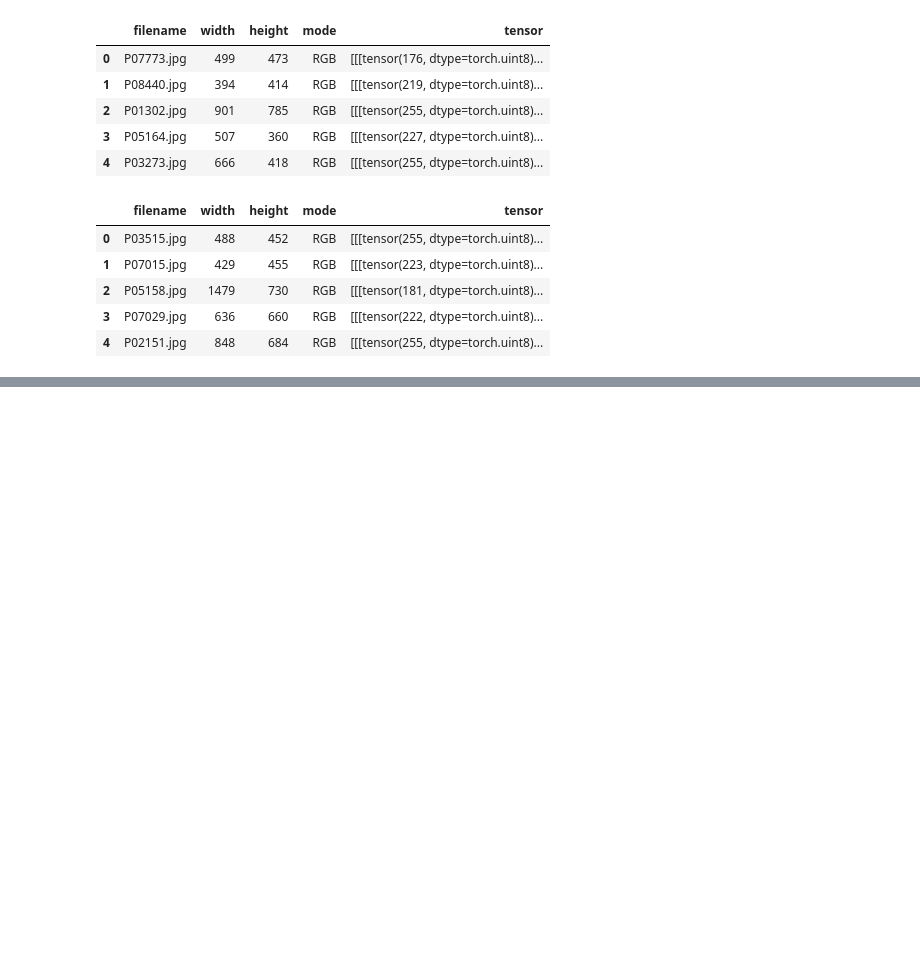
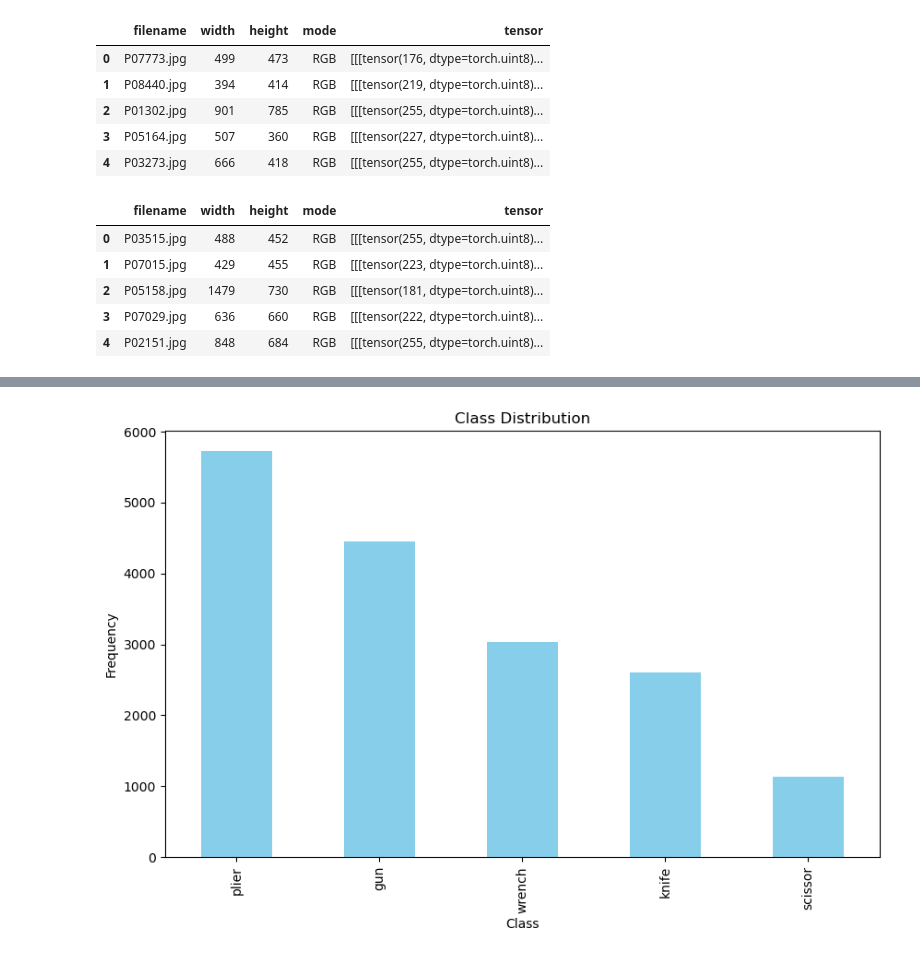
Before and after one commit to pranavpai/Computer-Vision-XRay-Research, a Jupyter notebook: XRay/XRay.ipynb, the cells around one changed output, grey strips where cells are left out. Saved outputs shown, nothing was run; the diff lists cells and outputs as text; code cells hidden in the pictures; blank space fills up the shorter version.

Commit message:
Adding some class distributions.

```diff
--- a/XRay/XRay.ipynb
+++ b/XRay/XRay.ipynb
@@ -311,0 +333,85 @@ df_test_images.head()
+# %%
+# Step 1: Calculate the frequency of each class in df_train_annotations
+
+# First, check for missing values in the 'class' column
+missing_class_values = df_train_annotations['class'].isnull().sum()
+
+if missing_class_values > 0:
+    print(f"\nWarning: There are {missing_class_values} missing values in the 'class' column.")
+    # Handle missing values: drop rows with missing 'class' values
+    df_train_annotations = df_train_annotations.dropna(subset=['class'])
+
+# Calculate the frequency (count) of each class
+class_counts = df_train_annotations['class'].value_counts()
+
+# Print the class counts
+print("Frequency of each class:")
+print(class_counts)
+
+# Step 2: Plot a bar chart showing the distribution of each class
+
+# Set the figure size for better readability
+plt.figure(figsize=(10,6))
+
+# Create a bar plot of the class counts
+class_counts.plot(kind='bar', color='skyblue')
+
+# Add title and labels to the plot
+plt.title('Class Distribution')
+plt.xlabel('Class')
+plt.ylabel('Frequency')
+
+# Display the plot
+plt.show()
+
+# Step 3: Print out the percentage of each class in relation to the total dataset
+
+# Calculate the total number of object instances (annotations)
+total_instances = class_counts.sum()
+
+# Calculate the percentage of each class
+class_percentages = (class_counts / total_instances) * 100
+
+# Print the percentages in a readable format
+print("\nPercentage of each class in relation to the total dataset:")
+for cls, pct in class_percentages.items():
+    print(f"{cls}: {pct:.2f}%")
+
+# Step 4: Output a list of filenames that belong to each class
+
+# Create a dictionary to store filenames for each class
+class_filenames = {}
+
+# Group the dataframe by 'class' and get the unique filenames for each class
+for cls, group in df_train_annotations.groupby('class'):
+    # Get the list of unique filenames for the current class
+    filenames = group['filename'].unique().tolist()
+    class_filenames[cls] = filenames
+
+# Step 5: Flag underrepresented classes that are significantly lower in frequency
+
+# Find the count of the most frequent class
+max_count = class_counts.max()
+
+# Define the threshold for underrepresentation (e.g., less than 10% of the most frequent class)
+threshold = 0.2 * max_count
+
+# Identify underrepresented classes
+underrepresented_classes = class_counts[class_counts < threshold].index.tolist()
+
+# Print underrepresented classes
+print("\nUnderrepresented classes (less than 20% of the most frequent class):")
+if underrepresented_classes:
+    for cls in underrepresented_classes:
+        print(f"{cls} - Count: {class_counts[cls]} ({class_percentages[cls]:.2f}%)")
+else:
+    print("No underrepresented classes found based on the defined threshold.")
+
+# Handling missing data or edge cases:
+if df_train_annotations.empty:
+    print("\nError: The annotations dataframe is empty after handling missing values.")
+    print("Please check your data for issues.")
+else:
+    # Proceed with analysis
+    pass
+# %% [output]
@@ -311,0 +426 @@ df_test_images.head()
+[figure, added]
```
Also changed, not shown: parts of 5 cells of this notebook.
